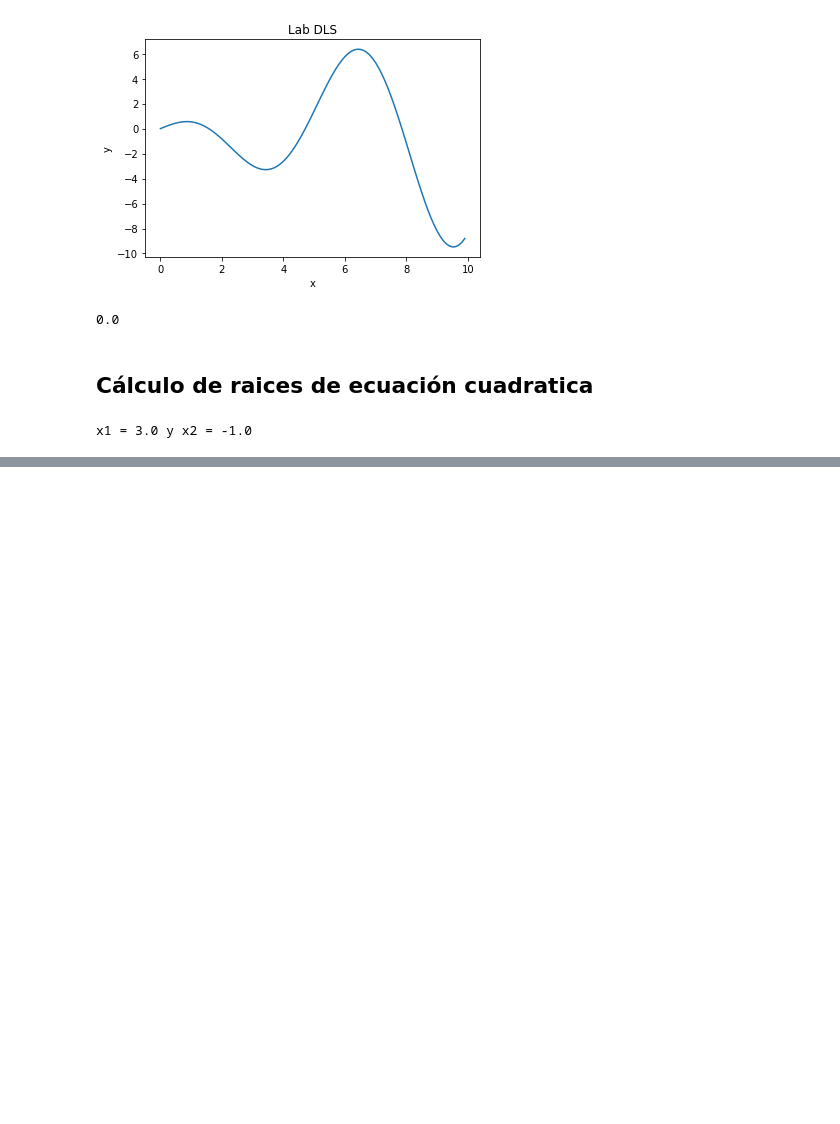
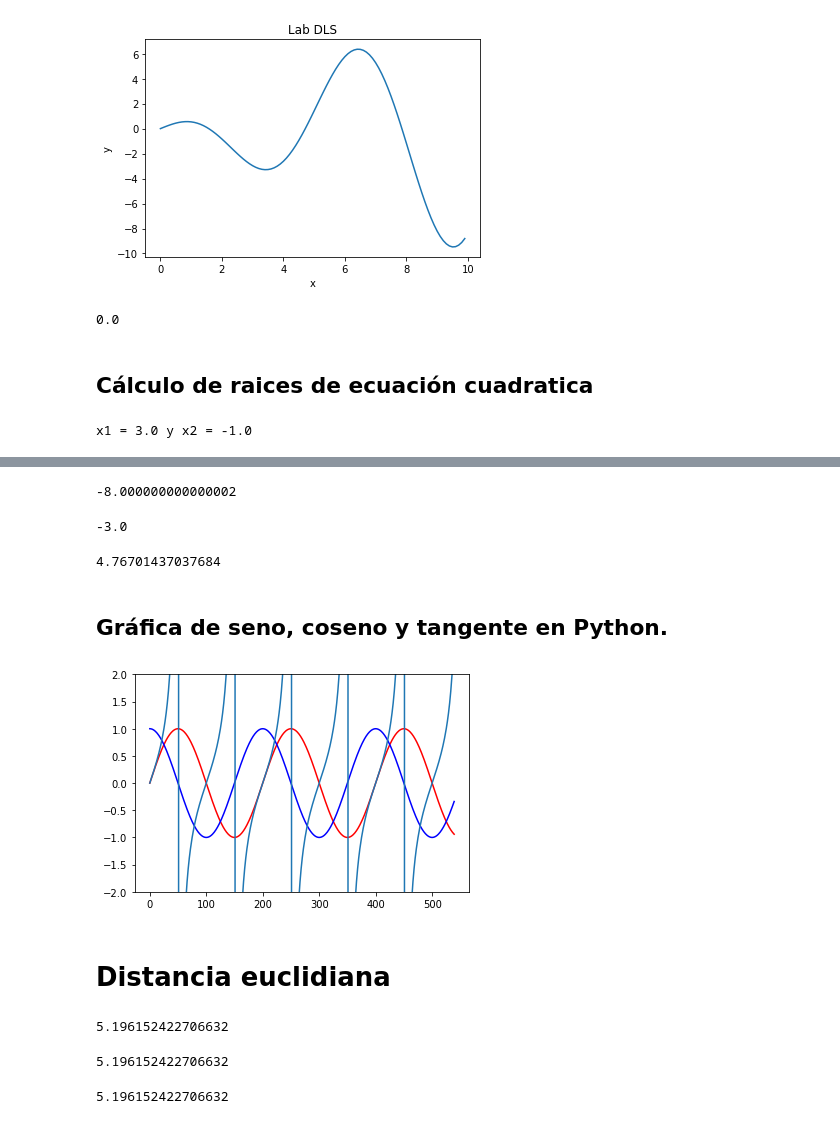
Before and after one commit to vordonez74/notebook, a Jupyter notebook: Matematicas.ipynb, the cells around one changed output, grey strips where cells are left out. Drawn from its saved outputs; the diff is of its cells as text; code cells hidden in the pictures; blank space fills up the shorter version.

```diff
--- a/Matematicas.ipynb
+++ b/Matematicas.ipynb
@@ -88,0 +121,14 @@ x1 = 3.0 y x2 = -1.0
+# %%
+math.log(1/81,3**(1/2))
+# %% [output]
+-8.000000000000002
+# %%
+math.log(0.125,2)
+# %% [output]
+-3.0
+# %%
+math.tan(50*math.pi/180)*4
+# %% [output]
+4.76701437037684
+# %% [markdown]
+## Gráfica de seno, coseno y tangente en Python.
@@ -88,0 +137,22 @@ x1 = 3.0 y x2 = -1.0
+# %%
+grados = []
+seno = []
+coseno = []
+tangente = []
+
+for i in range(0,540):
+    grados.append(i)
+    radianes = (i*math.pi)/100
+    seno.append(math.sin(radianes))
+    coseno.append(math.cos(radianes))
+    tangente.append(math.tan(radianes))
+
+plt.ylim(-2,2)
+plt.plot(grados,seno,"r")
+plt.plot(grados,coseno,"b")
+plt.plot(grados,tangente)
+plt.show()
+# %% [output]
+[figure, added]
+# %% [markdown]
+# Distancia euclidiana
@@ -88,0 +162,17 @@ x1 = 3.0 y x2 = -1.0
+# %%
+a = np.array((1,2,3))
+b = np.array((4,5,6))
+dist = np.linalg.norm(a-b)
+print(dist)
+# %% [output]
+5.196152422706632
+# %%
+dist2 = math.sqrt((a[0]-b[0])**2+(a[1]-b[1])**2+(a[2]-b[2])**2)
+dist2
+# %% [output]
+5.196152422706632
+# %%
+dist3 = np.sqrt(np.sum(np.square(a-b)))
+dist3
+# %% [output]
+5.196152422706632
```
Also changed, not shown: parts of 11 cells of this notebook, 4 other files.
